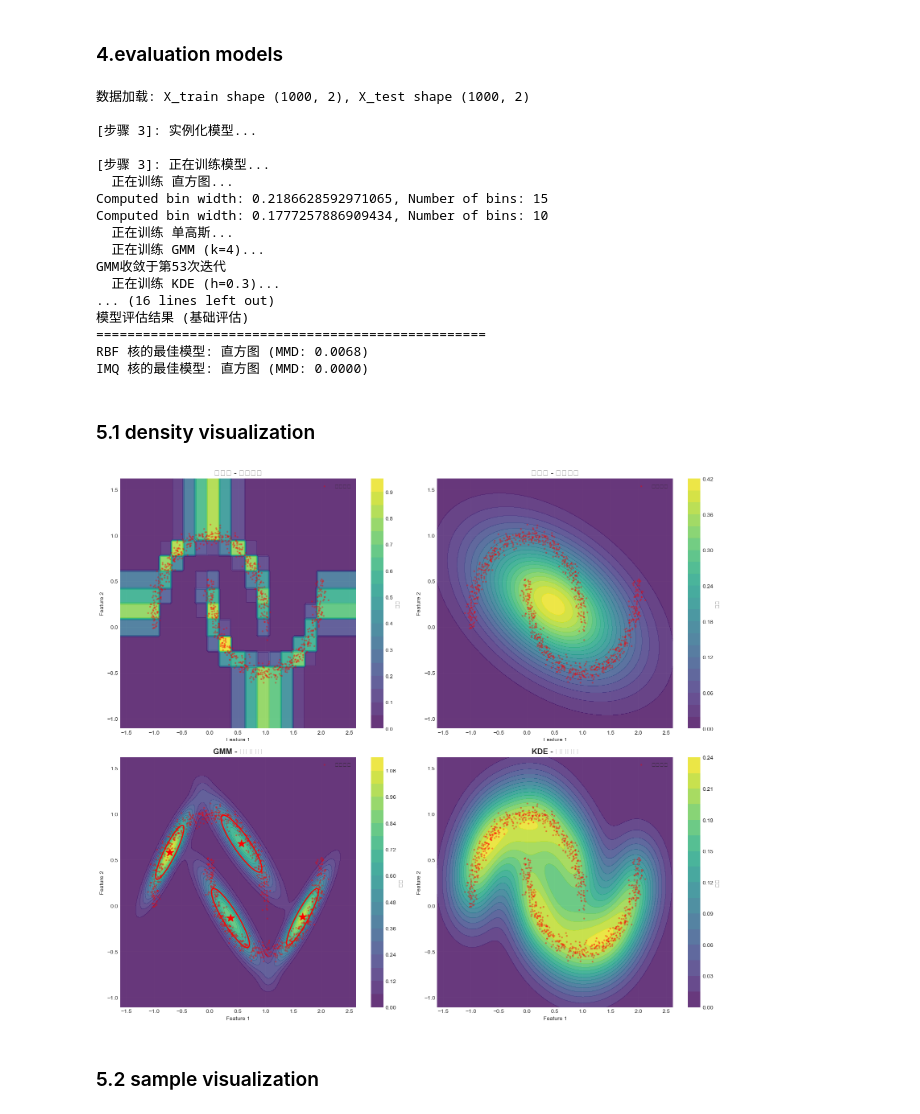
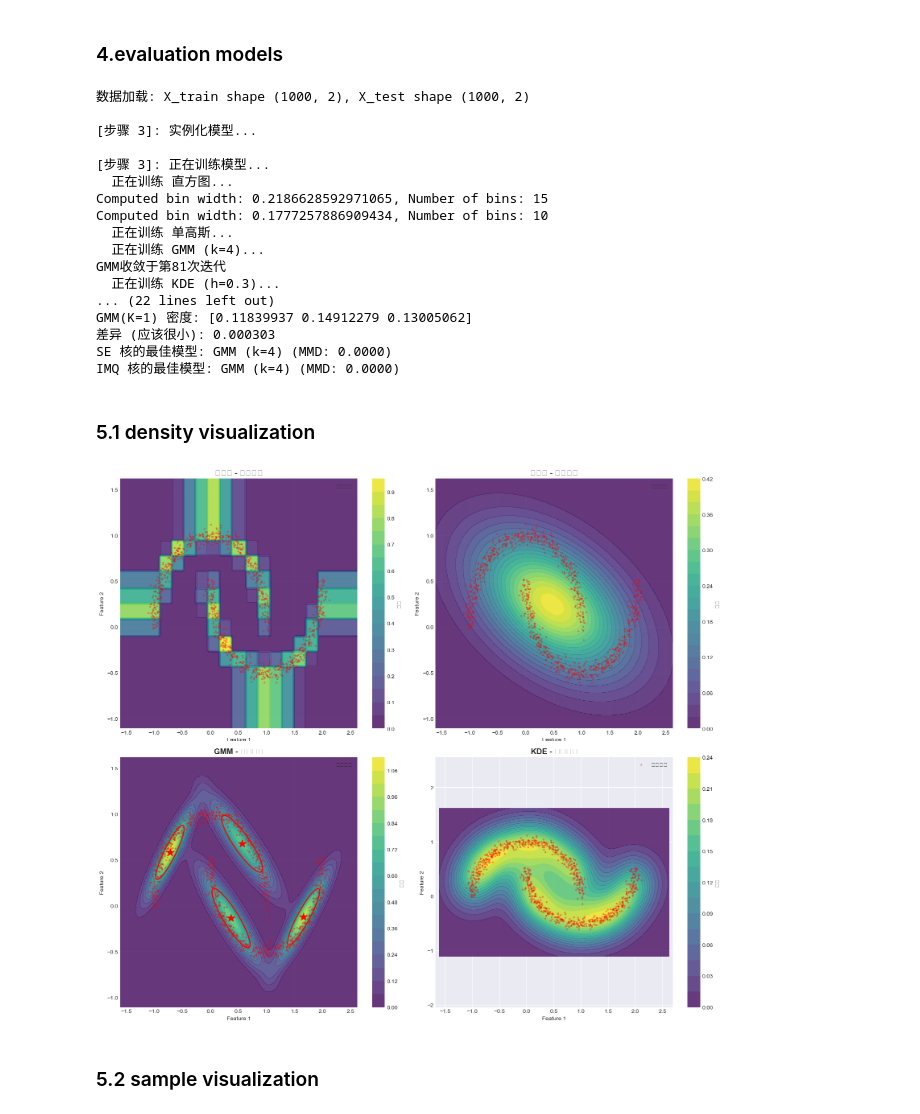
Before and after one commit to sena1818/GNNs, a Jupyter notebook: sheet/sheet_1/Two_Dimensionaldata.ipynb, the cells around one changed output. Cells and saved outputs as stored; diff of their text form; code cells hidden in the pictures.

Commit message:
将噪声从 0.2 改为 0.1  删除所有标签（y）的使用和可视化  重命名 rbf_kernel 为squared_exponential_kernel  修正 inverse_multiquadric_kernel 的公式（使用 sqrt）  在所有可视化中添加 axis('equal')  添加单高斯 vs GMM(K=1) 的验证测试

```diff
--- a/sheet/sheet_1/Two_Dimensionaldata.ipynb
+++ b/sheet/sheet_1/Two_Dimensionaldata.ipynb
@@ -183,6 +183,7 @@ class Histogram:
         plt.ylabel('Feature 2')
         plt.title('2D Histogram Density (IQR-FD Rule)')
         plt.gca().set_aspect('equal', adjustable='box')
+        plt.axis('equal')
         plt.show()
 # %% [markdown]
 #### 2.2 Single Gaussian model
@@ -276,6 +277,7 @@ class SingleGaussian:
         plt.xlabel('Feature 1')
         plt.ylabel('Feature 2')
         plt.title('Single Gaussian Density Estimate')
+        plt.axis('equal')
         plt.show()
 # %% [markdown]
 #### 2.3 GMM
@@ -633,19 +635,19 @@ def evaluate_model(model, X_test, n_samples=1000, model_name="Model"):
     X_generated = model.sample(n_samples)
 
     # 计算MMD
-    mmd_rbf = compute_mmd(X_test, X_generated, kernel='rbf', gamma=1.0)
-    mmd_imq = compute_mmd(X_test, X_generated, kernel='imq', c=1.0, beta=0.5)
+    mmd_se = compute_mmd(X_test, X_generated, kernel='se', h=1.0)
+    mmd_imq = compute_mmd(X_test, X_generated, kernel='imq', h=1.0)
 
     results = {
         'model': model_name,
-        'mmd_rbf': mmd_rbf,
+        'mmd_se': mmd_se,
         'mmd_imq': mmd_imq,
         'samples': X_generated
     }
 
     print(f"{model_name}:")
-    print(f"  MMD (RBF核): {mmd_rbf:.4f}")
-    print(f"  MMD (反多二次核): {mmd_imq:.4f}")
+    print(f"  MMD (SE核): {mmd_se:.4f}")
+    print(f"  MMD (IMQ核): {mmd_imq:.4f}")
 
     return results
 # %%
@@ -690,11 +692,25 @@ if __name__ == "__main__":
     print("模型评估结果 (基础评估)")
     print("=" * 50)
 
+    # 测试：单高斯应该和单分量GMM给出相同结果
+    print("\n验证：Single Gaussian vs GMM(K=1)")
+    sg_test = SingleGaussian().fit(X_train)
+    gmm_test = GaussianMixtureModel(n_components=1, max_iter=100).fit(X_train)
+
+    # 在测试点上比较密度
+    test_points = X_test[:10]
+    sg_density = np.exp(sg_test.score_samples(test_points))
+    gmm_density = np.exp(gmm_test.score_samples(test_points))
+
+    print(f"Single Gaussian 密度: {sg_density[:3]}")
+    print(f"GMM(K=1) 密度: {gmm_density[:3]}")
+    print(f"差异 (应该很小): {np.abs(sg_density - gmm_density).max():.6f}")
+
     # 5. 找到最好的模型
-    best_model_rbf = min(results, key=lambda r: r['mmd_rbf'])
+    best_model_se = min(results, key=lambda r: r['mmd_se'])
     best_model_imq = min(results, key=lambda r: r['mmd_imq'])
 
-    print(f"RBF 核的最佳模型: {best_model_rbf['model']} (MMD: {best_model_rbf['mmd_rbf']:.4f})")
+    print(f"SE 核的最佳模型: {best_model_se['model']} (MMD: {best_model_se['mmd_se']:.4f})")
     print(f"IMQ 核的最佳模型: {best_model_imq['model']} (MMD: {best_model_imq['mmd_imq']:.4f})")
 # %% [output]
 数据加载: X_train shape (1000, 2), X_test shape (1000, 2)
@@ -707,13 +723,13 @@ Computed bin width: 0.2186628592971065, Number of bins: 15
 Computed bin width: 0.1777257886909434, Number of bins: 10
   正在训练 单高斯...
   正在训练 GMM (k=4)...
-GMM收敛于第53次迭代
+GMM收敛于第81次迭代
   正在训练 KDE (h=0.3)...
-... (16 lines left out)
-模型评估结果 (基础评估)
-==================================================
-RBF 核的最佳模型: 直方图 (MMD: 0.0068)
-IMQ 核的最佳模型: 直方图 (MMD: 0.0000)
+... (22 lines left out)
+GMM(K=1) 密度: [0.11839937 0.14912279 0.13005062]
+差异 (应该很小): 0.000303
+SE 核的最佳模型: GMM (k=4) (MMD: 0.0000)
+IMQ 核的最佳模型: GMM (k=4) (MMD: 0.0000)
 # %% [markdown]
 ### 5.1 density visualization
 # %%
@@ -764,34 +780,35 @@ def plot_density(model, model_name, X_train, ax=None):
             ellipse = Ellipse(model.means[k], width, height, angle=angle,
                             facecolor='none', edgecolor='red', linewidth=2)
             ax.add_patch(ellipse)
             ax.plot(model.means[k][0], model.means[k][1], 'r*', markersize=15)
 
     ax.set_title(f'{model_name} - 密度估计', fontsize=14, fontweight='bold')
     ax.set_xlabel('Feature 1')
     ax.set_ylabel('Feature 2')
+    plt.axis('equal')
     ax.legend()
     plt.colorbar(contour, ax=ax, label='密度')
 
     return ax
 
 # 绘制所有模型的密度估计
 fig, axes = plt.subplots(2, 2, figsize=(16, 14))
 axes = axes.ravel()
 
 models = [
     (hist_model, "直方图"),
     (sg_model, "单高斯"),
     (gmm_model, "GMM"),
     (kde_model, "KDE")
 ]
 
 for i, (model, name) in enumerate(models):
     plot_density(model, name, X_train, ax=axes[i])
 
 plt.tight_layout()
 plt.show()
 # %% [output]
-[figure, old version]
+[figure, new version]
 # %% [markdown]
 ### 5.2 sample visualization
 # %%
```
Also changed, not shown: parts of 7 cells of this notebook.
